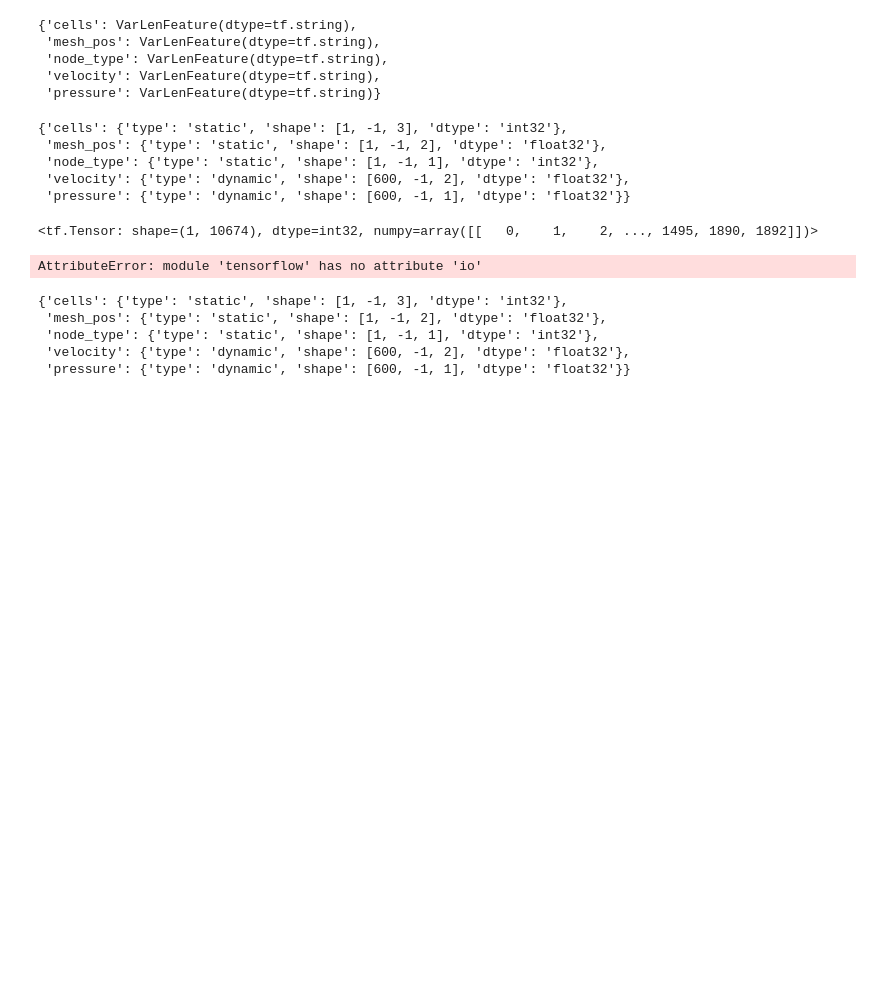
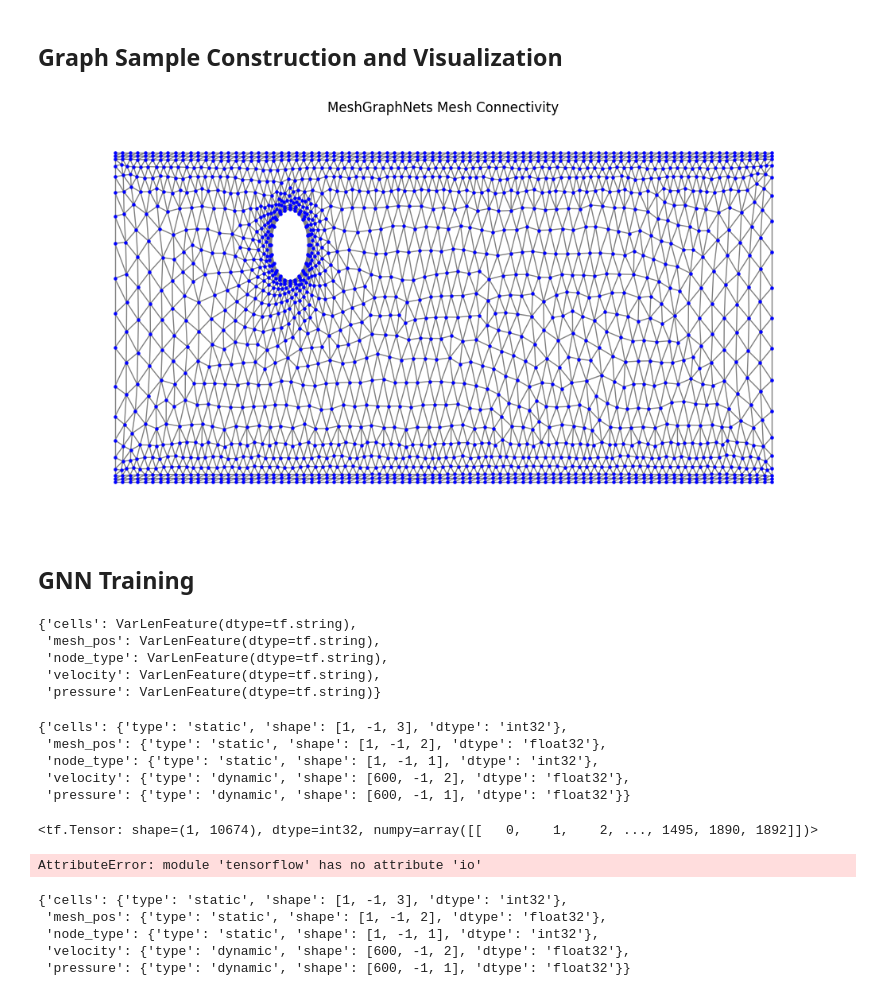
Before and after one commit to TheDataHokage/Scientific_Machine_Learning, a Jupyter notebook: Final_project/data_prep.ipynb, the cells around one changed output. Saved outputs shown, nothing was run; the diff lists cells and outputs as text; code cells hidden in the pictures; blank space fills up the shorter version.

Commit message:
complete network visualization

```diff
--- a/Final_project/data_prep.ipynb
+++ b/Final_project/data_prep.ipynb
@@ -134,6 +133,7 @@ def split_and_preprocess(ds, noise_field, noise_scale, noise_gamma):
                              stddev=noise_scale, dtype=tf.float32)
     # don't apply noise to boundary nodes
     mask = tf.equal(frame['node_type'], NodeType.NORMAL)[:, 0]
+    mask = tf.expand_dims(mask, axis=-1) # FIX ADDED
     noise = tf.where(mask, noise, tf.zeros_like(noise))
     frame[noise_field] += noise
     frame['target|'+noise_field] += (1.0 - noise_gamma) * noise
@@ -448,14 +447,57 @@ def evaluate(model, inputs):
       'pred_velocity': prediction
   }
   return scalars, traj_ops
+# %% [markdown]
+## Graph Sample Construction and Visualization
+# %%
+# varaibles
+dataset_dir = "data/cylinder_flow/"
+checkpoint_dir = "data/cylinder_flow/checkpoint/"
+rollout_dir= "data/cylinder_flow/rollout.pkl"
+params = dict(noise=0.02, gamma=1.0, field='velocity', history=False,
+                size=2, batch=2, model="cfd_model", evaluator="cfd_eval")
 # %%
 # Load the dataset (TFRecord parser, targets, noise, etc.)
-ds = dataset.load_dataset(FLAGS.dataset_dir, 'train')
-ds = dataset.add_targets(ds, [params['field']], add_history=params['history'])
-ds = dataset.split_and_preprocess(ds,
+ds = load_dataset(dataset_dir, 'valid')
+ds = add_targets(ds, [params['field']], add_history=params['history'])
+ds = split_and_preprocess(ds,
                                   noise_field=params['field'],
                                   noise_scale=params['noise'],
                                   noise_gamma=params['gamma'])
 
 # Take one batch for visualization
 inputs = next(iter(ds.take(1)))
+# %%
+# Extract fields
+cells = inputs["cells"].numpy()
+mesh_pos = inputs["mesh_pos"].numpy()
+
+# Create an undirected graph
+G = nx.Graph()
+
+# Add nodes with coordinates
+for i, (x, y) in enumerate(mesh_pos):
+    G.add_node(i, pos=(x, y))
+
+# Add edges from triangular cells
+for tri in cells:
+    a, b, c = tri
+    G.add_edge(a, b)
+    G.add_edge(b, c)
+    G.add_edge(c, a)
+
+# Draw graph
+pos = nx.get_node_attributes(G, 'pos')
+plt.figure(figsize=(10, 5))
+nx.draw(
+    G, pos,
+    node_size=5,
+    edge_color="gray",
+    node_color="blue"
+)
+plt.title("MeshGraphNets Mesh Connectivity")
+plt.show()
+# %% [output]
+[figure, added]
+# %% [markdown]
+## GNN Training
```
Also changed, not shown: parts of 3 cells of this notebook, 1 other file.
